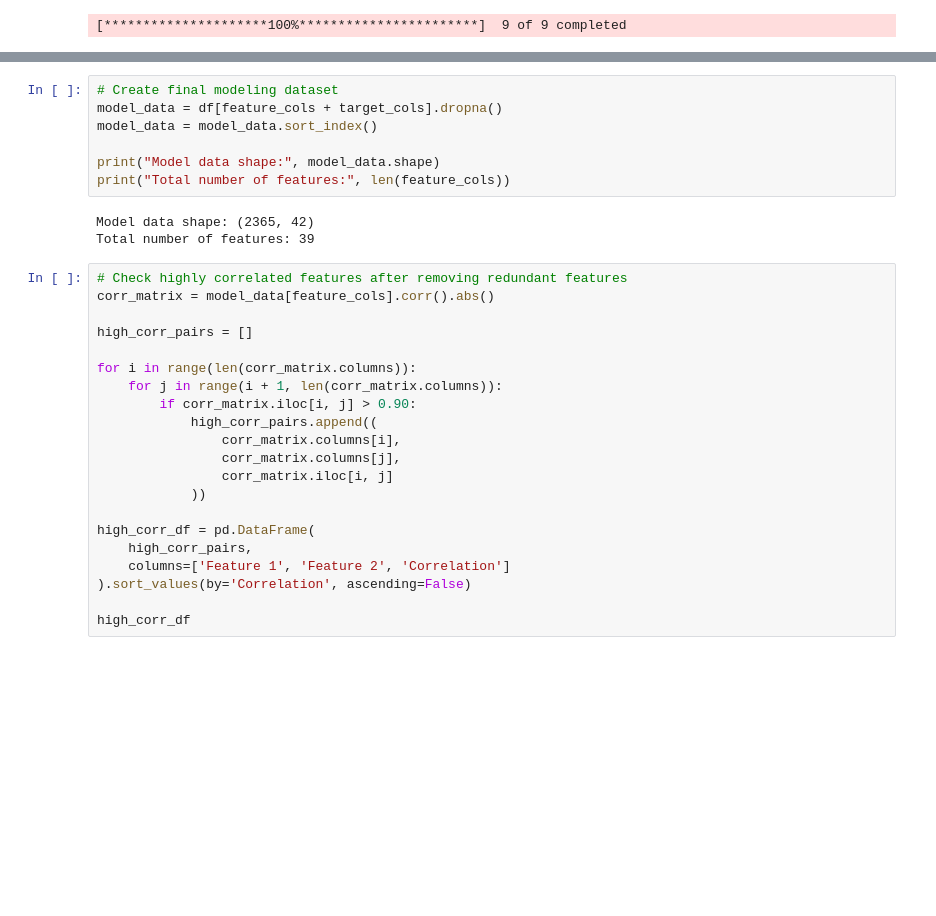
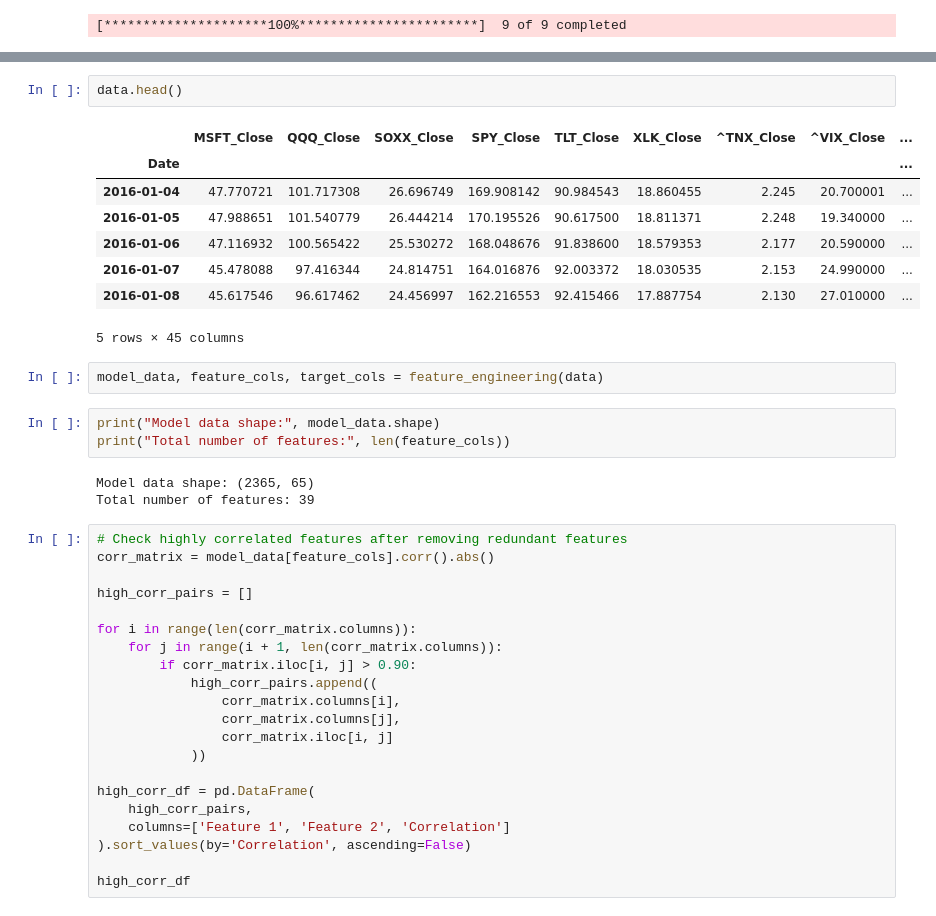
Before and after one commit to Emmaxustar/msft-volatility-prediction, a Jupyter notebook: CFRM521_project_final (1).ipynb, the cells around one changed output, grey strips where cells are left out. Saved outputs shown, nothing was run; the diff lists cells and outputs as text; blank space fills up the shorter version.

Commit message:
SHORTENED DATA CLEANING

```diff
--- a/CFRM521_project_final (1).ipynb
+++ b/CFRM521_project_final (1).ipynb
@@ -321,13 +95,22 @@ target_cols = [
-# %%
-# Create final modeling dataset
-model_data = df[feature_cols + target_cols].dropna()
-model_data = model_data.sort_index()
-
-print("Model data shape:", model_data.shape)
-print("Total number of features:", len(feature_cols))
-# %% [output]
-Model data shape: (2365, 42)
-Total number of features: 39
+# %%
+data.head()
+# %% [output]
+|  | MSFT_Close | QQQ_Close | SOXX_Close | SPY_Close | TLT_Close | XLK_Close | ^TNX_Close | ^VIX_Close | ... |
+| Date |  |  |  |  |  |  |  |  | ... |
+| 2016-01-04 | 47.770721 | 101.717308 | 26.696749 | 169.908142 | 90.984543 | 18.860455 | 2.245 | 20.700001 | ... |
+| 2016-01-05 | 47.988651 | 101.540779 | 26.444214 | 170.195526 | 90.617500 | 18.811371 | 2.248 | 19.340000 | ... |
+| 2016-01-06 | 47.116932 | 100.565422 | 25.530272 | 168.048676 | 91.838600 | 18.579353 | 2.177 | 20.590000 | ... |
+| 2016-01-07 | 45.478088 | 97.416344 | 24.814751 | 164.016876 | 92.003372 | 18.030535 | 2.153 | 24.990000 | ... |
+| 2016-01-08 | 45.617546 | 96.617462 | 24.456997 | 162.216553 | 92.415466 | 17.887754 | 2.130 | 27.010000 | ... |
+5 rows × 45 columns
+# %%
+model_data, feature_cols, target_cols = feature_engineering(data)
+# %%
+print("Model data shape:", model_data.shape)
+print("Total number of features:", len(feature_cols))
+# %% [output]
+Model data shape: (2365, 65)
+Total number of features: 39
 # %%
 # Check highly correlated features after removing redundant features
 corr_matrix = model_data[feature_cols].corr().abs()
```
Also changed, not shown: parts of 9 cells of this notebook.
